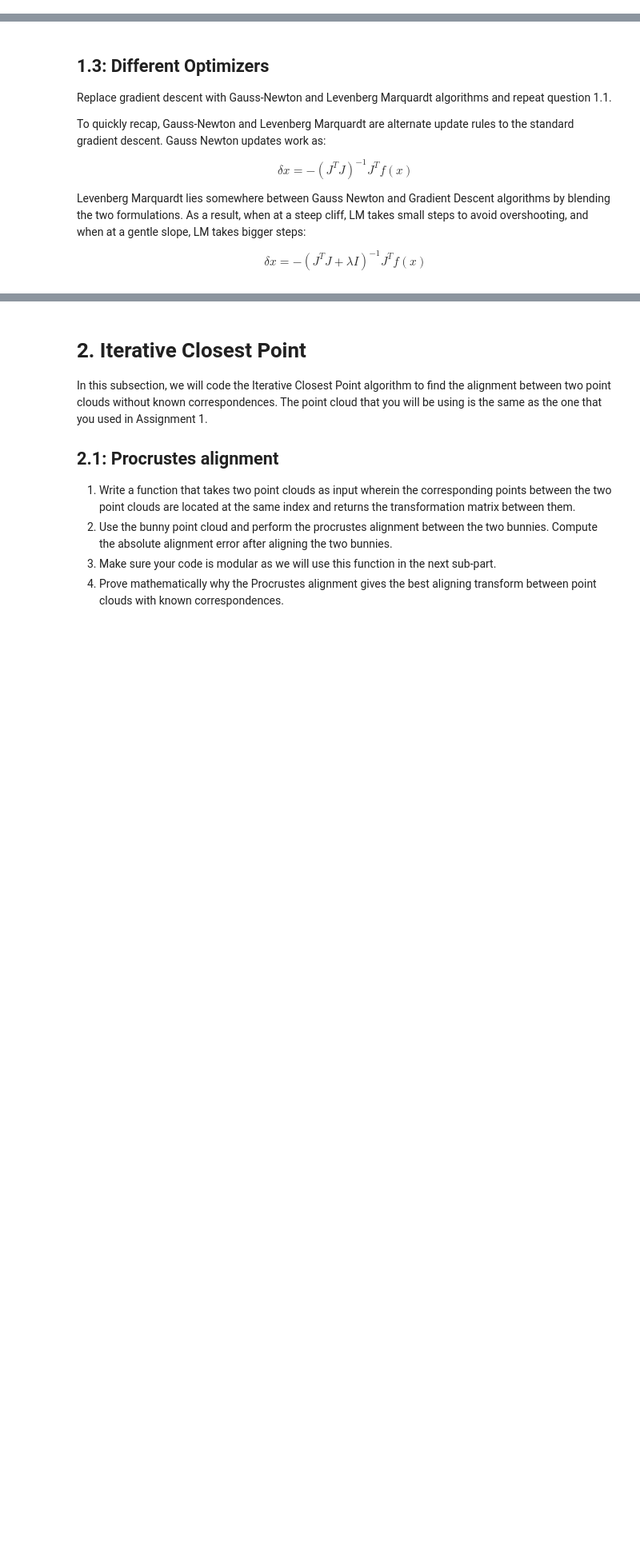
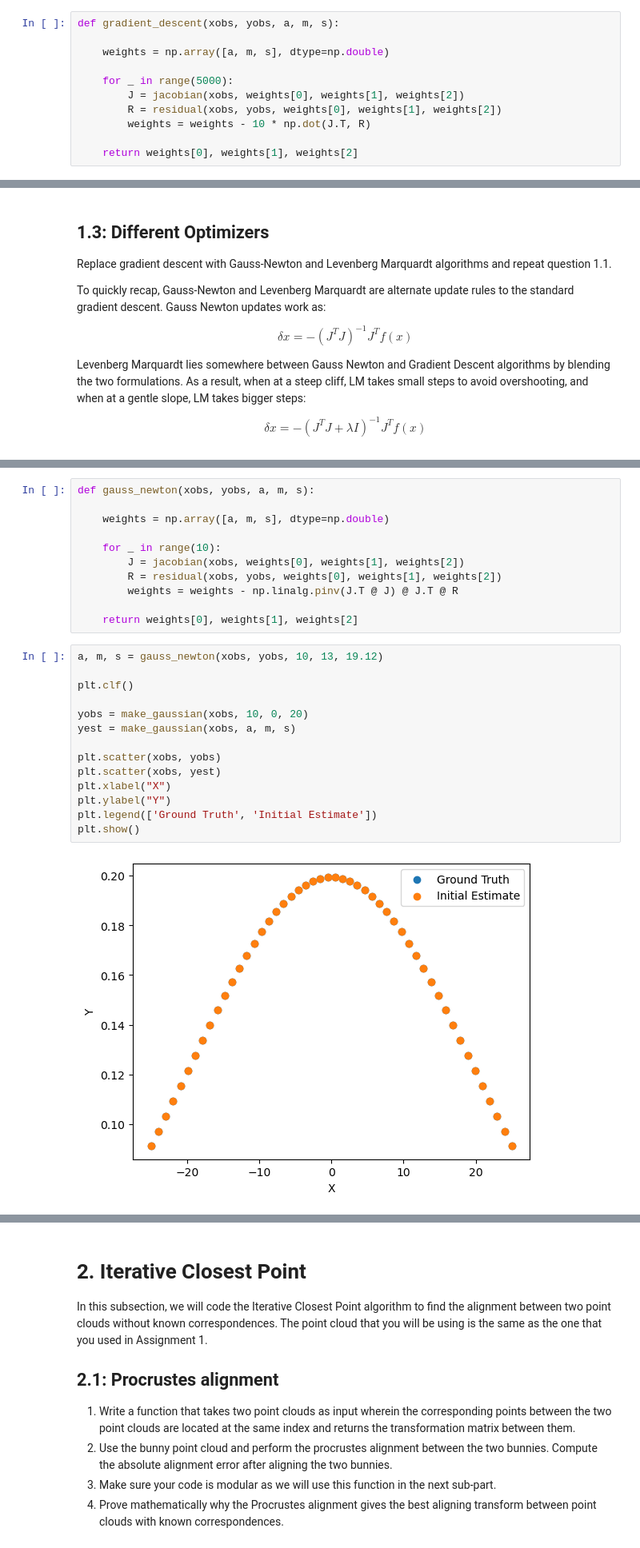
Before and after one commit to tusharc31/Mobile-Robotics, a Jupyter notebook: Assignment-3/Assignment-3.ipynb, the cells around one changed output, grey strips where cells are left out. Shown at 80% size. Saved outputs shown, nothing was run; the diff lists cells and outputs as text; blank space fills up the shorter version.

```diff
--- a/Assignment-3/Assignment-3.ipynb
+++ b/Assignment-3/Assignment-3.ipynb
@@ -287,0 +207,11 @@ plt.show()
+# %%
+def gradient_descent(xobs, yobs, a, m, s):
+
+    weights = np.array([a, m, s], dtype=np.double)
+
+    for _ in range(5000):
+        J = jacobian(xobs, weights[0], weights[1], weights[2])
+        R = residual(xobs, yobs, weights[0], weights[1], weights[2])
+        weights = weights - 10 * np.dot(J.T, R)
+
+    return weights[0], weights[1], weights[2]
@@ -316,0 +263,27 @@ $$\delta x = -(J^TJ + \lambda I)^{-1}J^Tf(x)$$
+# %%
+def gauss_newton(xobs, yobs, a, m, s):
+
+    weights = np.array([a, m, s], dtype=np.double)
+
+    for _ in range(10):
+        J = jacobian(xobs, weights[0], weights[1], weights[2])
+        R = residual(xobs, yobs, weights[0], weights[1], weights[2])
+        weights = weights - np.linalg.pinv(J.T @ J) @ J.T @ R
+
+    return weights[0], weights[1], weights[2]
+# %%
+a, m, s = gauss_newton(xobs, yobs, 10, 13, 19.12)
+
+plt.clf()
+
+yobs = make_gaussian(xobs, 10, 0, 20)
+yest = make_gaussian(xobs, a, m, s)
+
+plt.scatter(xobs, yobs)
+plt.scatter(xobs, yest)
+plt.xlabel("X")
+plt.ylabel("Y")
+plt.legend(['Ground Truth', 'Initial Estimate'])
+plt.show()
+# %% [output]
+[figure, added]
```
Also changed, not shown: parts of 18 cells of this notebook.
